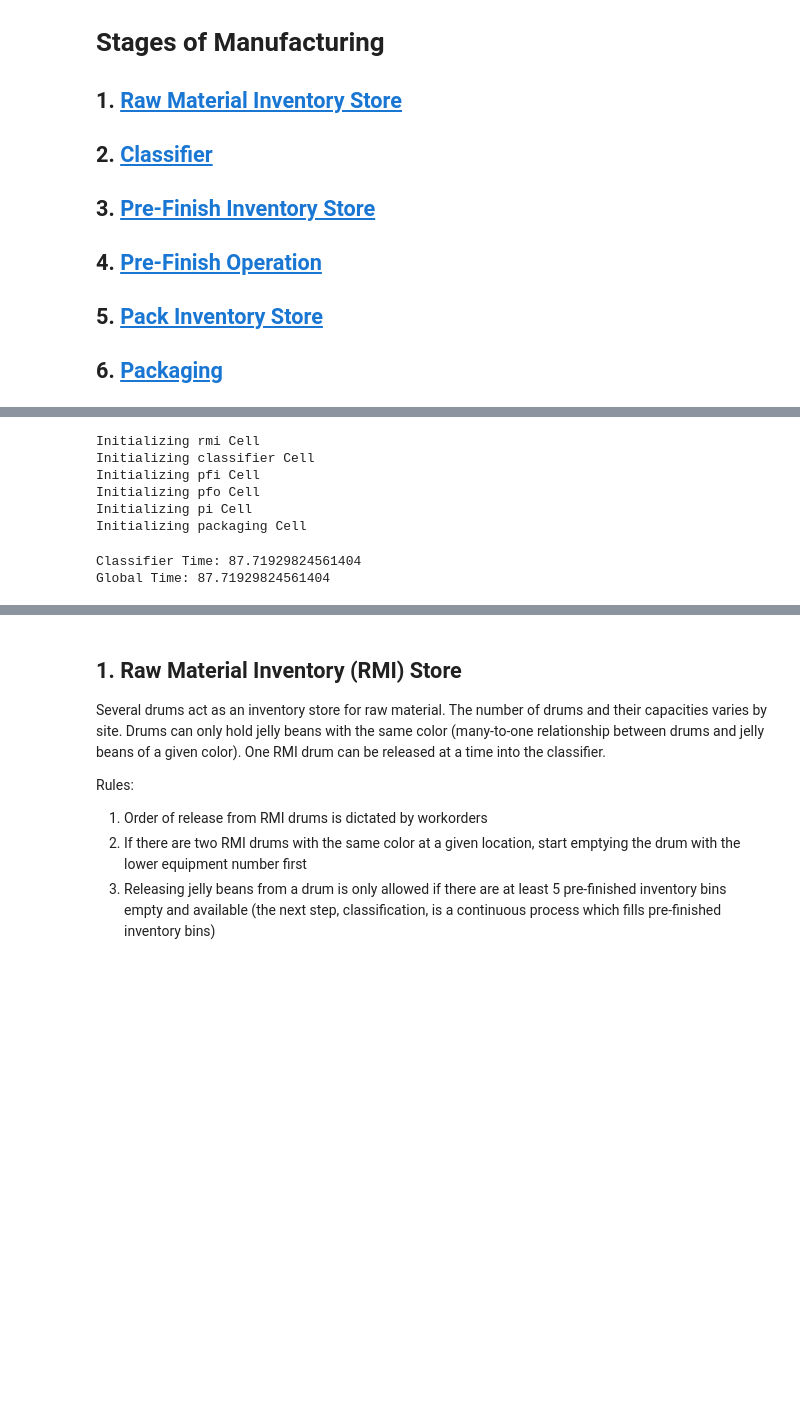
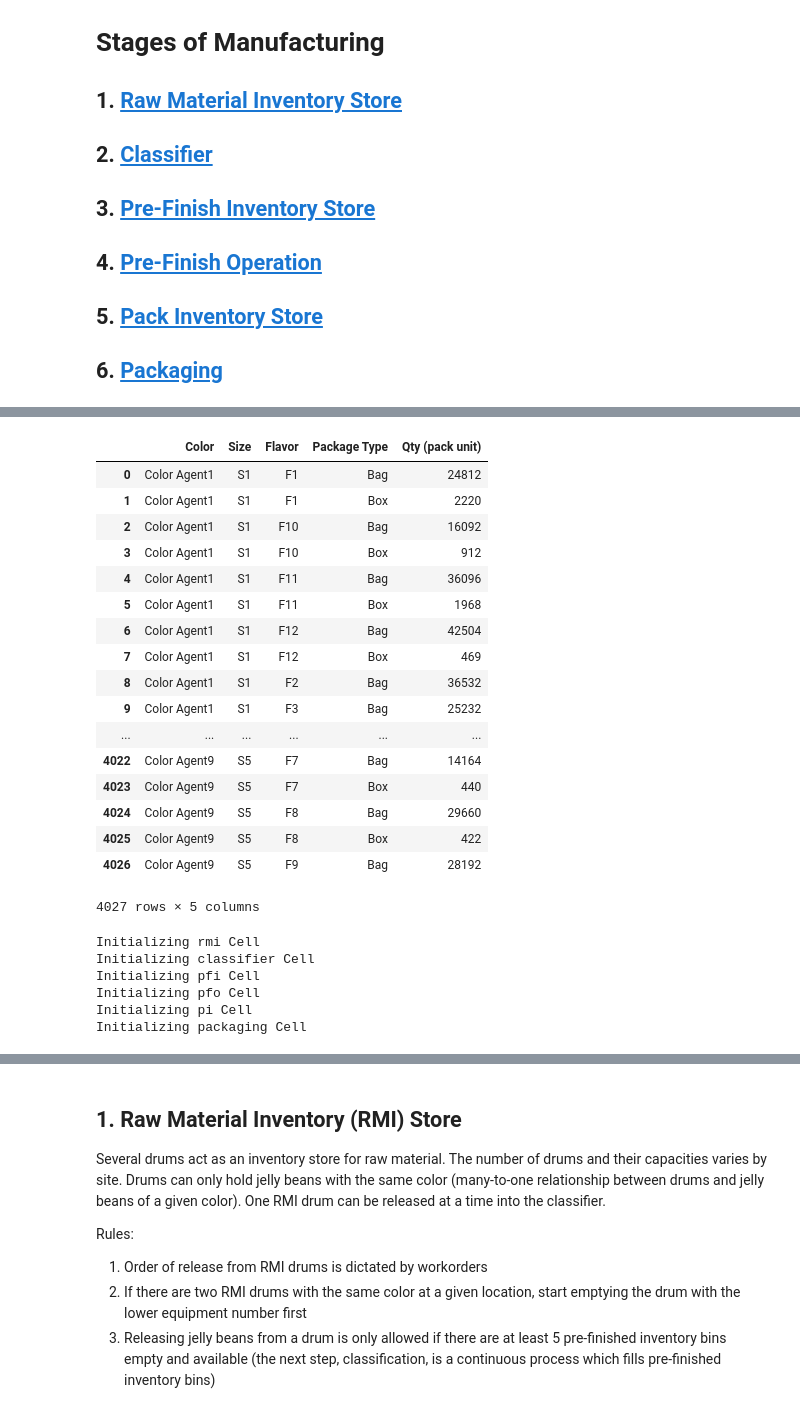
Before and after one commit to meehanjohn/sim_model, a Jupyter notebook: mfg_process.ipynb, the cells around one changed output, grey strips where cells are left out. Saved outputs shown, nothing was run; the diff lists cells and outputs as text; code cells hidden in the pictures; blank space fills up the shorter version.

```diff
--- a/mfg_process.ipynb
+++ b/mfg_process.ipynb
@@ -55,6 +58,29 @@ import scipy.stats as stats
 from modules.storage_cell import storage_cell
 from modules.processing_cell import processing_cell
 from modules.facility import facility
+# %%
+order_bank = pd.read_csv('files/order_bank.csv')
+# %%
+order_bank.groupby(['Color', 'Size', 'Flavor', 'Package Type'], as_index=False)['Qty (pack unit)'].sum()
+# %% [output]
+|  | Color | Size | Flavor | Package Type | Qty (pack unit) |
+| 0 | Color Agent1 | S1 | F1 | Bag | 24812 |
+| 1 | Color Agent1 | S1 | F1 | Box | 2220 |
+| 2 | Color Agent1 | S1 | F10 | Bag | 16092 |
+| 3 | Color Agent1 | S1 | F10 | Box | 912 |
+| 4 | Color Agent1 | S1 | F11 | Bag | 36096 |
+| 5 | Color Agent1 | S1 | F11 | Box | 1968 |
+| 6 | Color Agent1 | S1 | F12 | Bag | 42504 |
+| 7 | Color Agent1 | S1 | F12 | Box | 469 |
+| 8 | Color Agent1 | S1 | F2 | Bag | 36532 |
+| 9 | Color Agent1 | S1 | F3 | Bag | 25232 |
+| ... | ... | ... | ... | ... | ... |
+| 4022 | Color Agent9 | S5 | F7 | Bag | 14164 |
+| 4023 | Color Agent9 | S5 | F7 | Box | 440 |
+| 4024 | Color Agent9 | S5 | F8 | Bag | 29660 |
+| 4025 | Color Agent9 | S5 | F8 | Box | 422 |
+| 4026 | Color Agent9 | S5 | F9 | Bag | 28192 |
+4027 rows × 5 columns
 # %%
 detroit = facility('DETROITMI')
 # %% [output]
@@ -83,10 +99,0 @@ rmi.load_drums(transfer, time=time)
-# %%
-while len(cfr.avail_mach)>0:
-    cfr_in = next(rmi.unload_drums())
-    cfr_time = cfr.load_machines(**cfr_in)
-    print("Classifier Time: {0}".format(cfr_time))
-time += cfr_time
-print("Global Time: {0}".format(time))
-# %% [output]
-Classifier Time: 87.71929824561404
-Global Time: 87.71929824561404
```
Also changed, not shown: parts of 31 cells of this notebook, 8 other files.
